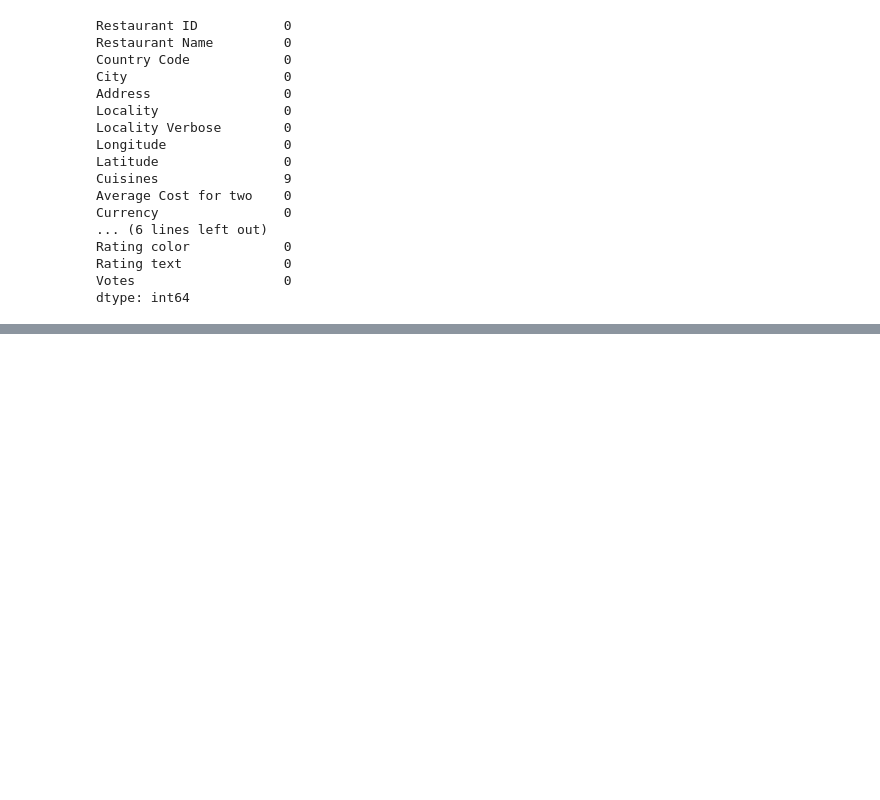
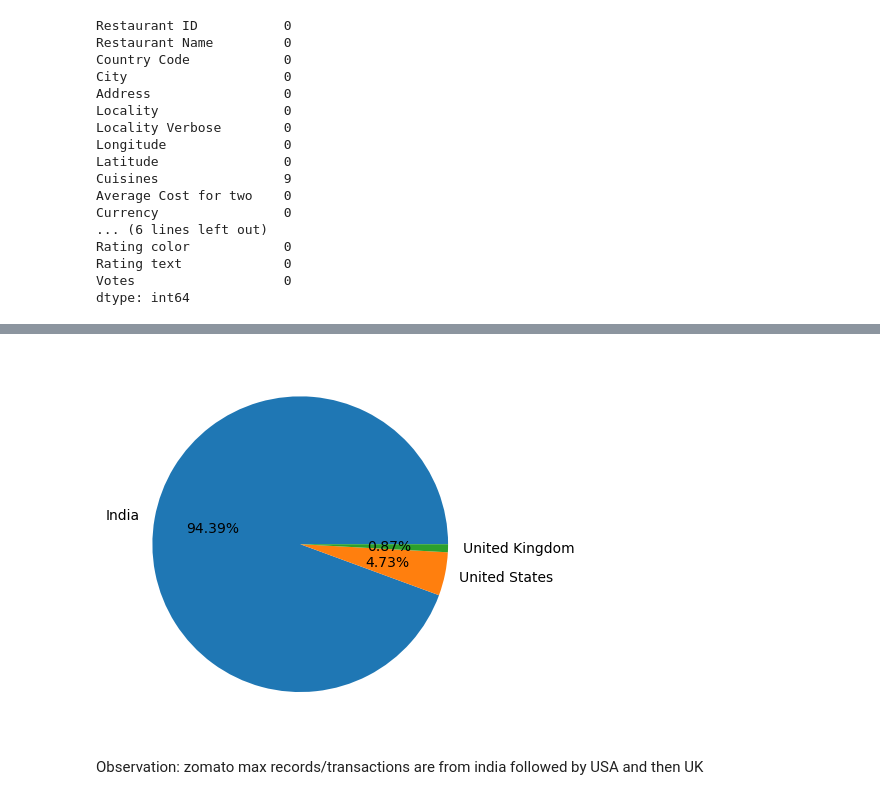
Before and after one commit to neeha-praveen/Zomato-EDA, a Jupyter notebook: zomatoEDA.ipynb, the cells around one changed output, grey strips where cells are left out. Drawn from its saved outputs; the diff is of its cells as text; code cells hidden in the pictures; blank space fills up the shorter version.

```diff
--- a/zomatoEDA.ipynb
+++ b/zomatoEDA.ipynb
@@ -83,0 +170,8 @@ dtype: int64
+# %%
+## top 3 countries
+plt.pie(country_val[:3],labels=country_names[:3],autopct="%1.2f%%")
+plt.show()
+# %% [output]
+[figure, added]
+# %% [markdown]
+Observation: zomato max records/transactions are from india followed by USA and then UK
```
Also changed, not shown: parts of 31 cells of this notebook.
